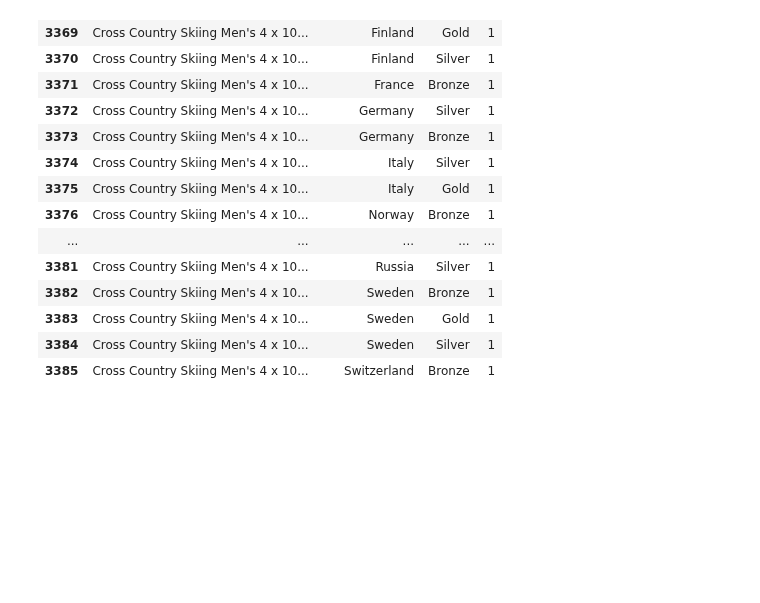
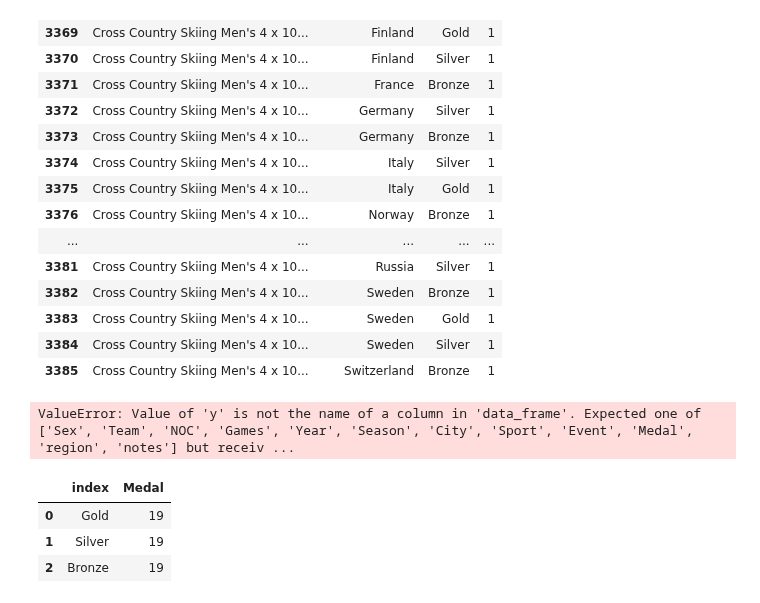
Before and after one commit to wlinds/ITHS-Projekt-OS, a Jupyter notebook: Notes/jonas_uppgift_2.ipynb, the cells around one changed output. Cells and saved outputs as stored; diff of their text form; code cells hidden in the pictures; blank space fills up the shorter version.

```diff
--- a/Notes/jonas_uppgift_2.ipynb
+++ b/Notes/jonas_uppgift_2.ipynb
@@ -458,0 +509,13 @@ fig.show()
+# %%
+fig = px.bar(sport2, x="region", y=0, color="Medal", title="test")
+fig.show()
+# %% [output]
+ValueError: Value of 'y' is not the name of a column in 'data_frame'. Expected one of ['Sex', 'Team', 'NOC', 'Games', 'Year', 'Season', 'City', 'Sport', 'Event', 'Medal', 'region', 'notes'] but receiv ...
+# %%
+df_relay = relay["Medal"].value_counts().to_frame().reset_index()
+df_relay
+# %% [output]
+|  | index | Medal |
+| 0 | Gold | 19 |
+| 1 | Silver | 19 |
+| 2 | Bronze | 19 |
```
Also changed, not shown: parts of 6 cells of this notebook.
